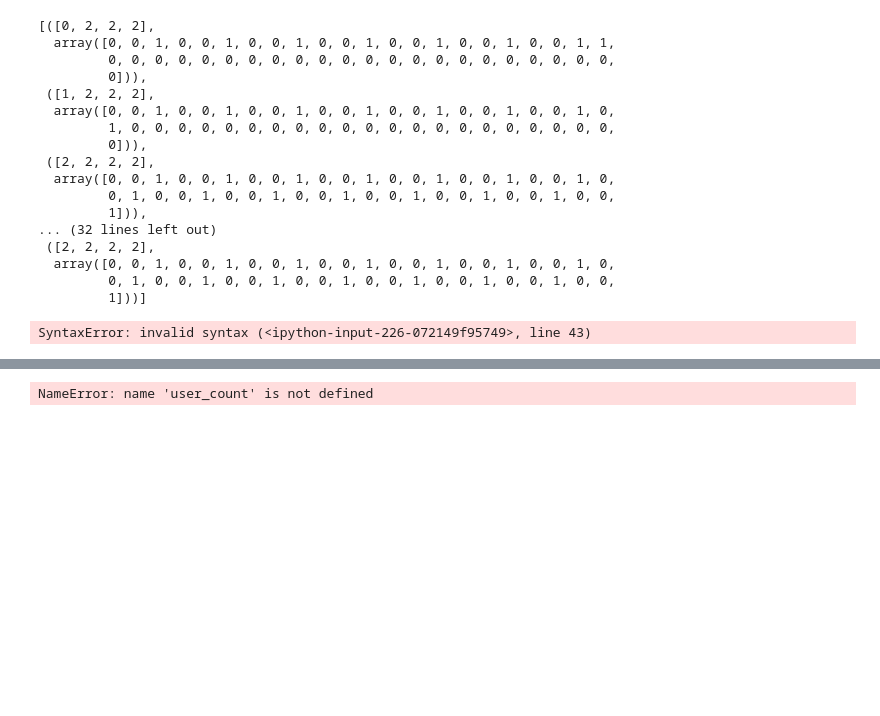
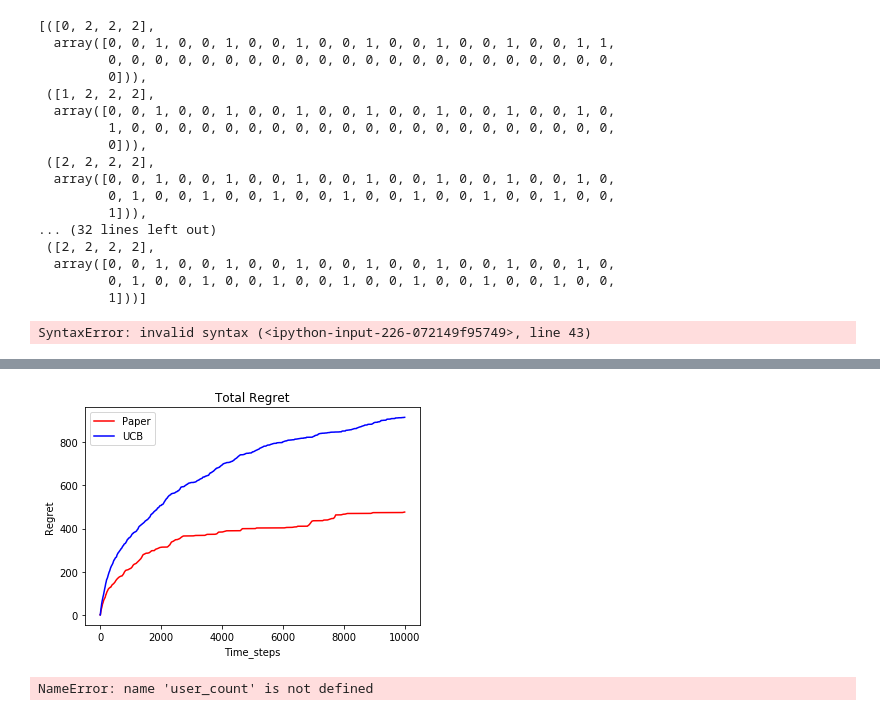
Before and after one commit to Saiteja-Reddy/Wireless-Network-Monitoring---Sequential-Learning, a Jupyter notebook: GRID.ipynb, the cells around one changed output, grey strips where cells are left out. Cells and saved outputs as stored; diff of their text form; code cells hidden in the pictures; blank space fills up the shorter version.

```diff
--- a/GRID.ipynb
+++ b/GRID.ipynb
@@ -626,3 +645,15 @@ plt.plot(reg)
+# %%
+x = list(range(10000))
+plt.plot(x,avg_tot_regret[:10000],c = "r",label = "Paper")
+plt.plot(x,avg_tot_regret_naive[:10000],c = "b",label = "UCB")
+plt.xlabel("Time_steps")
+plt.ylabel("Regret")
+plt.title("Total Regret")
+plt.legend()
+plt.show()
+plt.savefig("total_regret.png")
+# %% [output]
+[figure, added]
 # %%
 p_u = np.random.rand(user_count)
 c_u = np.random.randint(low=1,high=channel,size=user_count)
```
Also changed, not shown: parts of 9 cells of this notebook.
